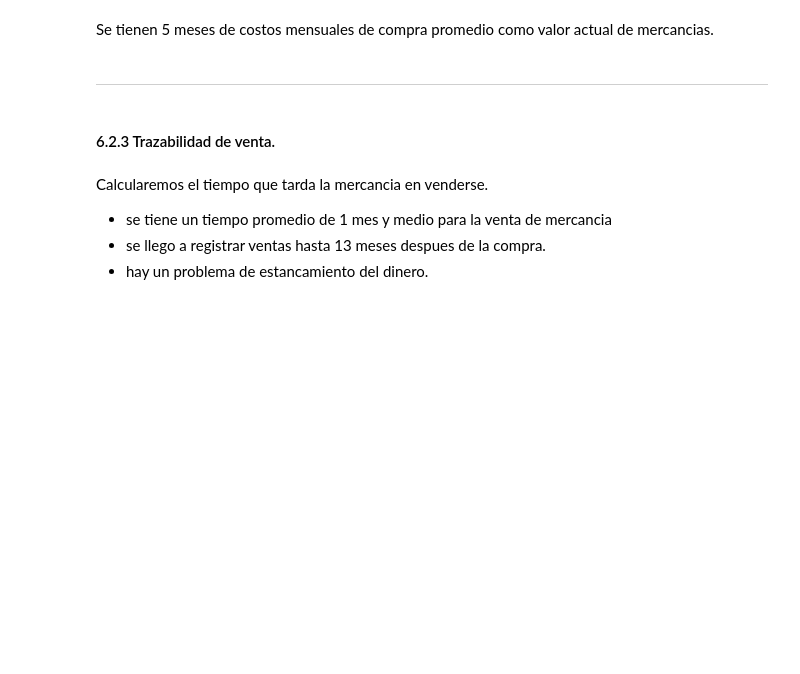
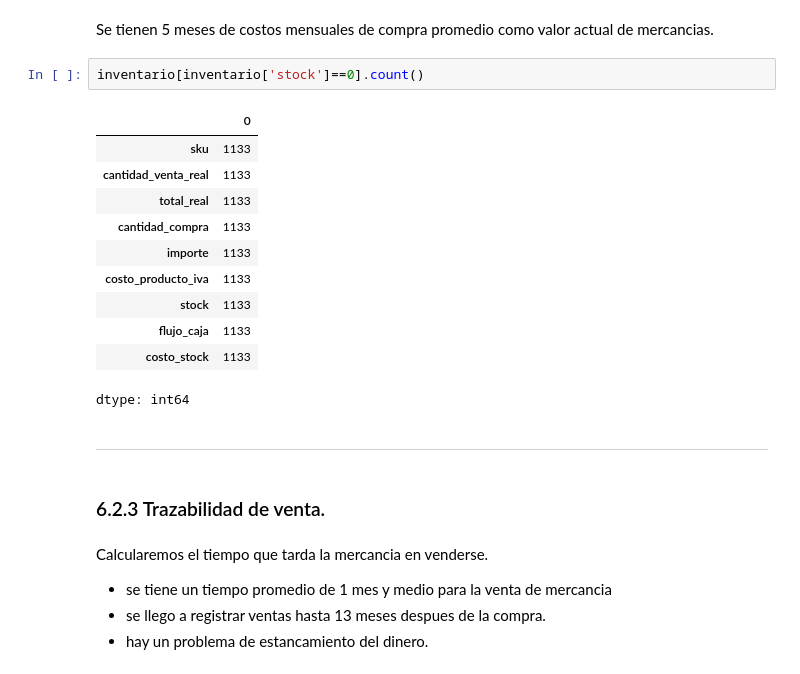
Before and after one commit to Adrian-estrada-chavez/clothing-sales-roi-analysis, a Jupyter notebook: Clothing_sales_roi_analysis.ipynb, the cells around one changed output. Saved outputs shown, nothing was run; the diff lists cells and outputs as text; blank space fills up the shorter version.

```diff
--- a/Clothing_sales_roi_analysis.ipynb
+++ b/Clothing_sales_roi_analysis.ipynb
@@ -1352,10 +1354,24 @@ costo_stock/costo_promedio_mensual_compra
 np.float64(5.1286715020231926)
 # %% [markdown]
 Se tienen 5 meses de costos mensuales de compra promedio como valor actual de mercancias.
+# %%
+inventario[inventario['stock']==0].count()
+# %% [output]
+|  | 0 |
+| sku | 1133 |
+| cantidad_venta_real | 1133 |
+| total_real | 1133 |
+| cantidad_compra | 1133 |
+| importe | 1133 |
+| costo_producto_iva | 1133 |
+| stock | 1133 |
+| flujo_caja | 1133 |
+| costo_stock | 1133 |
+dtype: int64
 # %% [markdown]
 ----------------------------------
 # %% [markdown]
-#### 6.2.3 Trazabilidad de venta.
+### 6.2.3 Trazabilidad de venta.
 # %% [markdown]
 Calcularemos el tiempo que tarda la mercancia en venderse.
 
```
Also changed, not shown: parts of 4 cells of this notebook.
